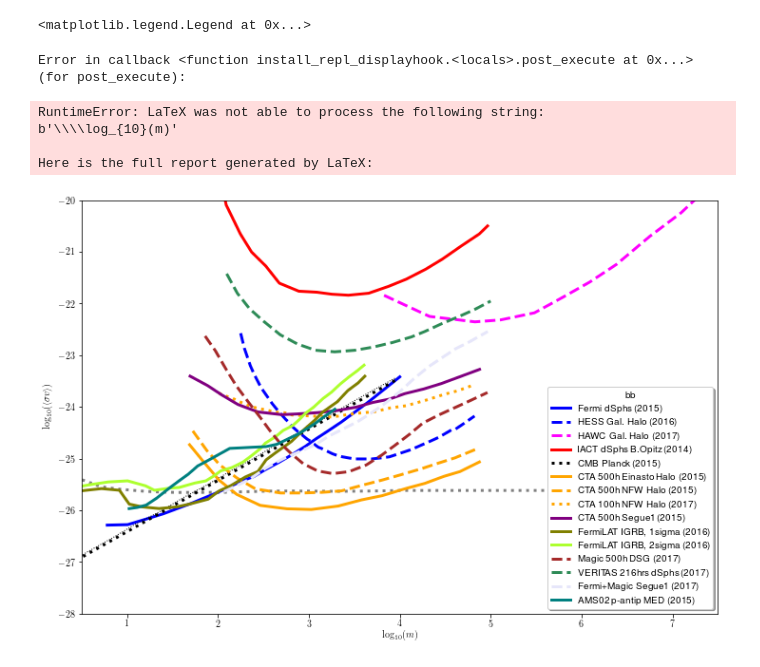
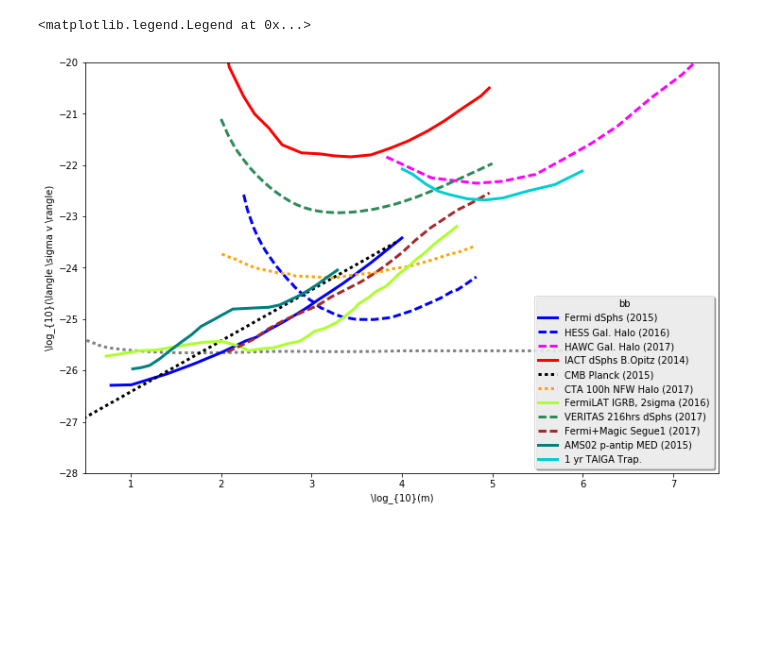
Before and after one commit to dieterhorns/plot_idm, a Jupyter notebook: plot_idm_limits.ipynb, the cells around one changed output. Saved outputs shown, nothing was run; the diff lists cells and outputs as text; code cells hidden in the pictures; blank space fills up the shorter version.

```diff
--- a/plot_idm_limits.ipynb
+++ b/plot_idm_limits.ipynb
@@ -442,47 +458,37 @@ plt.figure(figsize=(12,8))
 plt.axis([0.5,7.5,-28,-20])
 
 plt.xlabel(r'\log_{10}(m)')
 plt.ylabel(r'\log_{10}(\langle \sigma v \rangle)')
 plt.plot(np.log10(steigman2012[:,0]),np.log10(steigman2012[:,1])-26.,color='grey',linestyle=':',linewidth=3)
 
 plt.plot(fermi2015[:,0],fermi2015[:,1],color='blue',linestyle='-',linewidth=3,label="Fermi dSphs (2015)")
 
 plt.plot(hess2016[:,0],hess2016[:,1],color='blue',linestyle='--',linewidth=3,label="HESS Gal. Halo (2016)")
 
 plt.plot(hawc2017[:,0],hawc2017[:,1],color='magenta',linestyle='--',linewidth=3,label="HAWC Gal. Halo (2017)")
 
 plt.plot(Optiz2014[:,0],Optiz2014[:,1],color='red',linestyle='-',linewidth=3,label="IACT dSphs B.Opitz (2014)")
 
 plt.plot(CMB_planck2015[:,0],CMB_planck2015[:,1],color='black',linestyle=':',linewidth=3,label="CMB Planck (2015)")
 
-plt.plot(CMB_planck2015_ic[:,0]-1.,CMB_planck2015_ic[:,1],color='black',linestyle=':',linewidth=1,label="CMB Planck (2015)")
-
-plt.plot(CTA_halo_Einasto[:,0],CTA_halo_Einasto[:,1],color='orange',linestyle='-',linewidth=3,label="CTA 500h Einasto Halo (2015)")
-
-plt.plot(CTA_halo_NFW[:,0],CTA_halo_NFW[:,1],color='orange',linestyle='--',linewidth=3,label="CTA 500h NFW Halo (2015)")
 
 plt.plot(CTA2017_nfw[:,0],CTA2017_nfw[:,1],color='orange',linestyle=':',linewidth=3,label="CTA 100h NFW Halo (2017)")
 
 
-plt.plot(CTA_Segue1[:,0],CTA_Segue1[:,1],color='purple',linestyle='-',linewidth=3,label="CTA 500h Segue1 (2015)")
 
-plt.plot(Fermi_IGRB_1[:,0]-1,Fermi_IGRB_1[:,1],color='olive',linestyle='-',linewidth=3,label="FermiLAT IGRB, 1sigma (2016)")
-plt.plot(Fermi_IGRB_2[:,0]-1,Fermi_IGRB_2[:,1],color='greenyellow',linestyle='-',linewidth=3,label="FermiLAT IGRB, 2sigma (2016)")
+#plt.plot(Fermi_IGRB_1[:,0],Fermi_IGRB_1[:,1],color='olive',linestyle='-',linewidth=3,label="FermiLAT IGRB, 1sigma (2016)")
+plt.plot(Fermi_IGRB_2[:,0],Fermi_IGRB_2[:,1],color='greenyellow',linestyle='-',linewidth=3,label="FermiLAT IGRB, 2sigma (2016)")
 
-plt.plot(Magic_500[:,0],Magic_500[:,1],color='brown',linestyle='--',linewidth=3,label="Magic 500h DSG (2017)")
 
-plt.plot(Veritas_216[:,0],Veritas_216[:,1],color='seagreen',linestyle='--',linewidth=3,label="VERITAS 216hrs dSphs (2017)")
 
-plt.plot(Fermi_Magic_Segue1 [:,0],Fermi_Magic_Segue1 [:,1],color='lavender',linestyle='--',linewidth=3,label="Fermi+Magic Segue1 (2017)")
+plt.plot(np.log10(veritas_datfile[:,0]),np.log10(veritas_datfile[:,1]),color='seagreen',linestyle='--',linewidth=3,label="VERITAS 216hrs dSphs (2017)")
+plt.plot(Fermi_Magic_Segue1 [:,0],Fermi_Magic_Segue1 [:,1],color='brown',linestyle='--',linewidth=3,label="Fermi+Magic Segue1 (2017)")
 
 plt.plot(AMS02_2015[:,0],AMS02_2015[:,1],color='teal',linestyle='-',linewidth=3,label="AMS02 p-antip MED (2015)")
 
+plt.plot(taiga_prel[:,0],taiga_prel[:,1],color='darkturquoise', linestyle='-',linewidth=3,label='1 yr TAIGA Trap.')
+
 plt.legend(loc="lower right",title="bb",shadow=True)
 # %% [output]
 <matplotlib.legend.Legend at 0x...>
-Error in callback <function install_repl_displayhook.<locals>.post_execute at 0x...> (for post_execute):
-RuntimeError: LaTeX was not able to process the following string:
-b'\\\\log_{10}(m)'
-
-Here is the full report generated by LaTeX:
-[figure, old version]
+[figure, new version]
```
Also changed, not shown: parts of 1 cell of this notebook.
